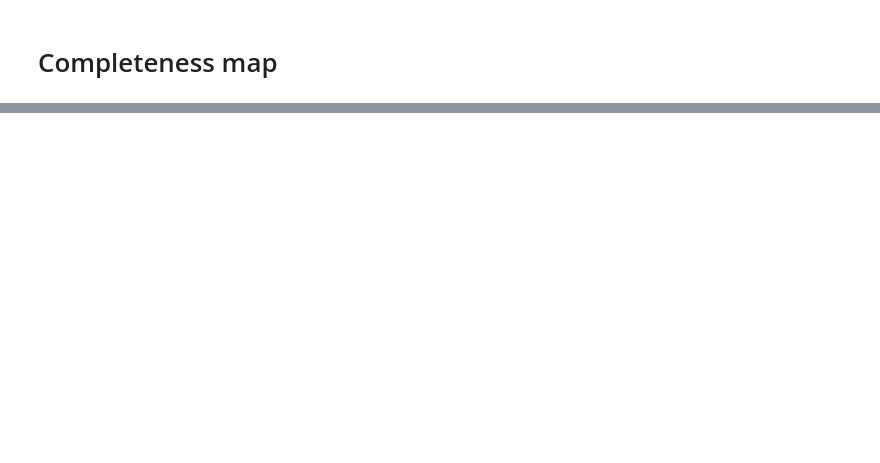
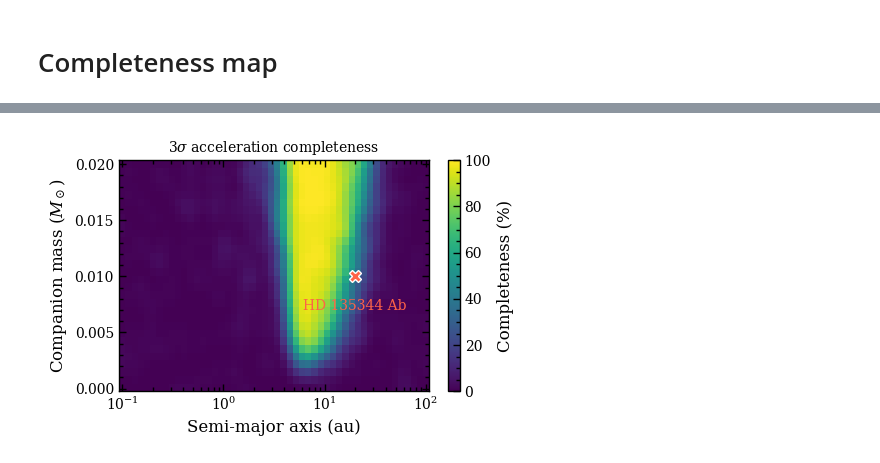
Before and after one commit to tomasstolker/exogaia, a Jupyter notebook: docs/tutorials/completeness.ipynb, the cells around one changed output, grey strips where cells are left out. Saved outputs shown, nothing was run; the diff lists cells and outputs as text; code cells hidden in the pictures; blank space fills up the shorter version.

```diff
--- a/docs/tutorials/completeness.ipynb
+++ b/docs/tutorials/completeness.ipynb
@@ -50,5 +38,7 @@ Completeness map
 # %%
-fig.axes[0].plot(20., 10., 'X', ms=8., mec='white', mfc='tomato')
-fig.axes[0].text(20., 8., 'HD 135344 Ab', fontsize=10., color='tomato', va='top', ha='center')
+fig.axes[0].plot(20., 0.01, 'X', ms=8., mec='white', mfc='tomato')
+fig.axes[0].text(20., 0.008, 'HD 135344 Ab', fontsize=10., color='tomato', va='top', ha='center')
 fig.savefig('cmap.png')
 fig
+# %% [output]
+[figure, added]
```
Also changed, not shown: parts of 3 cells of this notebook, 16 other files.
